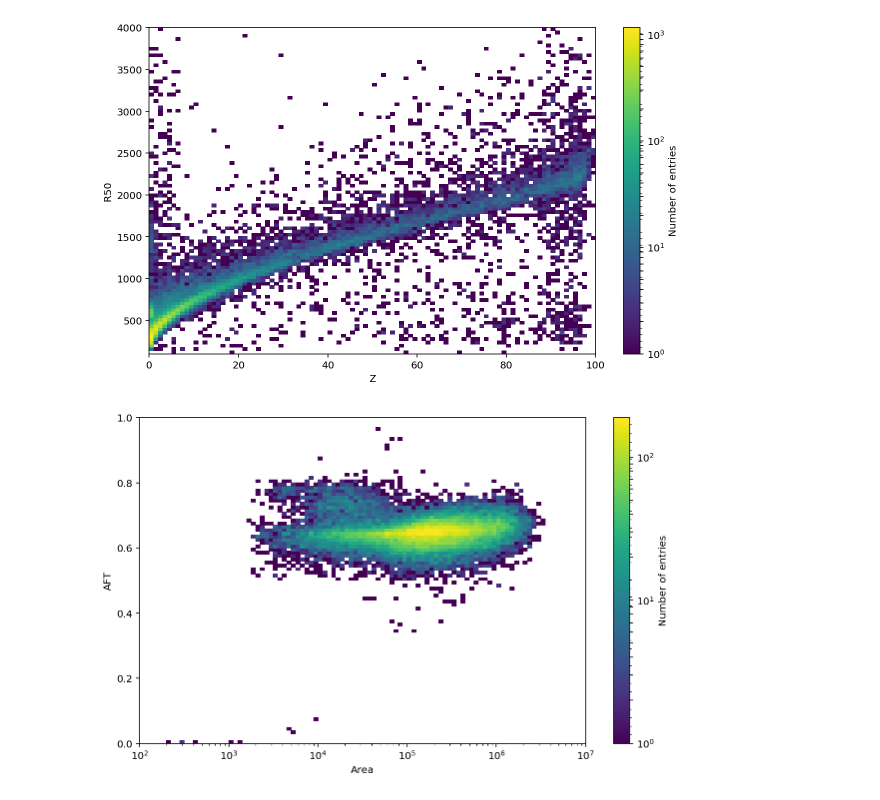
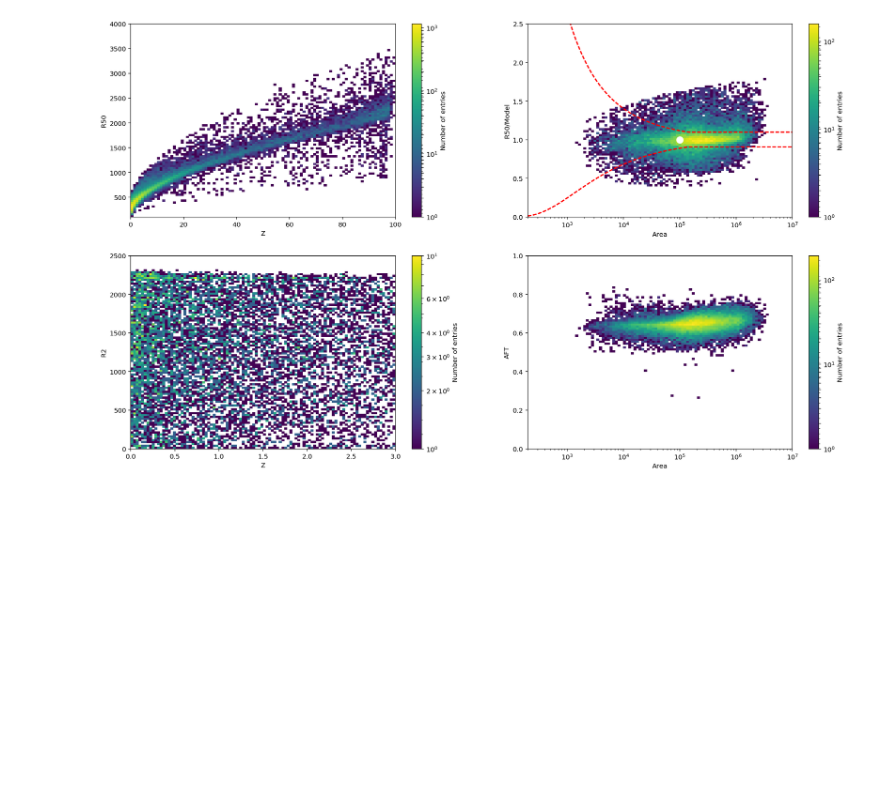
Before and after one commit to zhut19/xenon1t, a Jupyter notebook: Calibration_MS/tree_maker_testing.ipynb, the cells around one changed output. Cells and saved outputs as stored; diff of their text form; code cells hidden in the pictures; blank space fills up the shorter version.

```diff
--- a/Calibration_MS/tree_maker_testing.ipynb
+++ b/Calibration_MS/tree_maker_testing.ipynb
@@ -139,20 +372,60 @@ df_ms_peaks, _ = hax.minitrees.load_single_dataset(run_names[0], [MultipleS2Peak
 # %%
-with initiate_plot(10, 6):
+dfs = ['df_ms_peaks[~df_ms_peaks.not_interaction]']
+
+def s2_width_model(z):
+    z[z > 0] = -1e3 #Hope this can conter
+
+    w0 = 229.58  #  309.7/1.349
+    coeff = 0.925
+    dif_const = 31.73
+    v = .1335
+    return sqrt(square(w0) - 2 * coeff * dif_const * z / v ** 3) * 1.349
+
+with initiate_plot(20, 12):
+    ax = fig.add_subplot(221)
     argx, argy = '-{df}.z', '{df}.range_50p_area'
     mh = Histdd(eval(argx.format(df = dfs[0])), eval(argy.format(df = dfs[0])),
                 bins = [np.linspace(0, 100, 101), np.linspace(100, 4000, 101)]
             )
     mh.plot(log_scale = True)
     plt_config(xlabel='Z', ylabel='R50')
 
-with initiate_plot(10, 6):
+
+    ax = fig.add_subplot(222)
+    argx, argy = '{df}.area', '{df}.range_50p_area/s2_width_model({df}.z)'
+    mh = Histdd(eval(argx.format(df = dfs[0])), eval(argy.format(df = dfs[0])),
+                bins = [np.logspace(2.3, 7, 101), np.linspace(0, 2.5, 101)]
+               )
+    mh.plot(log_scale = True)
+    plt_config(xlabel='Area', ylabel='R50/Model')
+    plt.xscale('log')
+
+    means_init = [(10**5, 1), (10**4.3, 1.8), (10**3.9, 0.25)]
+    for x, y in means_init:
+        plt.scatter(x, y, s=100, color='w')
+
+    s2_area_ori = np.logspace(2.3, 7, 101)
+    s2_area = np.clip(s2_area_ori, 0, 5000*28)
+    logq = -14
+    scg = 28
+    [plt.plot(s2_area_ori, chi2.ppf(q, df = s2_area/scg)/(s2_area/scg - 1.), color = 'r', ls = '--', lw = 2.0) for q in [np.exp(logq), 1-np.exp(logq)]]
+
+
+    ax = fig.add_subplot(223)
+    argx, argy = '-{df}.z', '{df}.x_tpf**2+{df}.y_tpf**2'
+    mh = Histdd(eval(argx.format(df = dfs[0])), eval(argy.format(df = dfs[0])),
+                bins = [np.linspace(0, 3, 101), np.linspace(0, 2500, 101)]
+               )
+    mh.plot(log_scale = True)
+    plt_config(xlabel='Z', ylabel='R2')
+
+    ax = fig.add_subplot(224)
     argx, argy = '{df}.area', '{df}.area_fraction_top'
     mh = Histdd(eval(argx.format(df = dfs[0])), eval(argy.format(df = dfs[0])),
-                bins = [np.logspace(2, 7, 101), np.linspace(0, 1, 101)]
+                bins = [np.logspace(2.3, 7, 101), np.linspace(0, 1, 101)]
             )
     mh.plot(log_scale = True)
     plt.xscale('log')
     plt_config(xlabel='Area', ylabel='AFT')
 # %% [output]
-[figure, old version]
+[figure, new version]
-[figure, removed]
```
Also changed, not shown: parts of 6 cells of this notebook.
